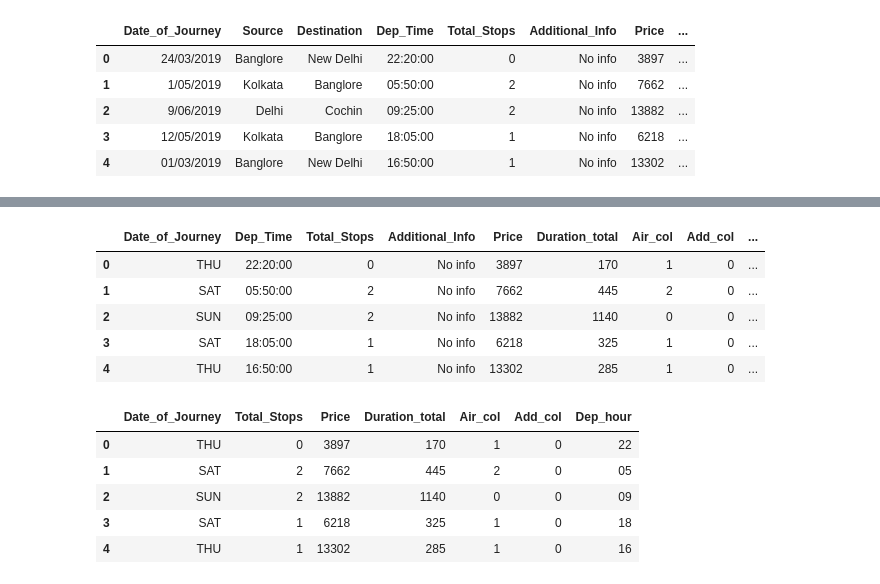
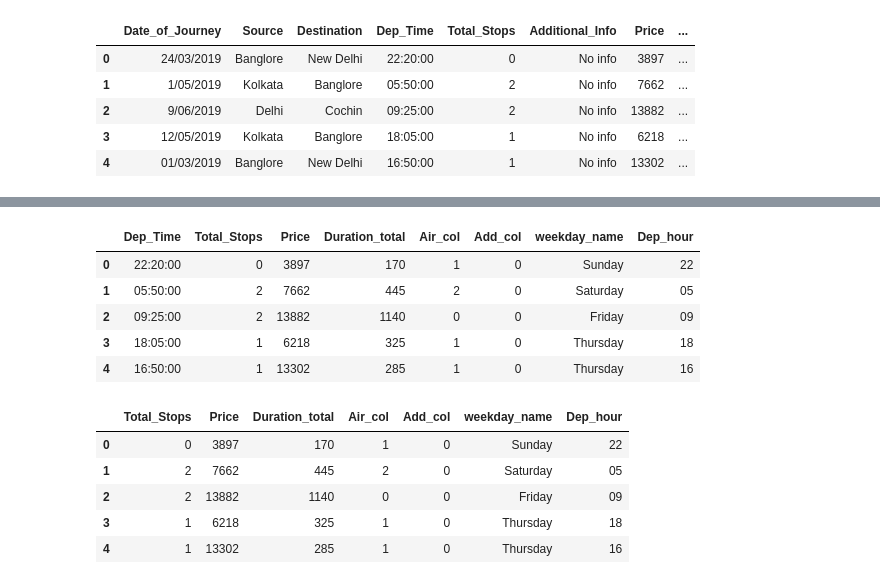
Before and after one commit to skfkeh/MachineLearning_proj, a Jupyter notebook: JY/Airplane.ipynb, the cells around one changed output, grey strips where cells are left out. Drawn from its saved outputs; the diff is of its cells as text; code cells hidden in the pictures.

```diff
--- a/JY/Airplane.ipynb
+++ b/JY/Airplane.ipynb
@@ -254,9 +254,3 @@ df.head()
 | 2 | 9/06/2019 | Delhi | Cochin | 09:25:00 | 2 | No info | 13882 | ... |
 | 3 | 12/05/2019 | Kolkata | Banglore | 18:05:00 | 1 | No info | 6218 | ... |
 | 4 | 01/03/2019 | Banglore | New Delhi | 16:50:00 | 1 | No info | 13302 | ... |
-# %%
-def chg_date(txt):
-  return days[int(txt.split('/')[0])]
-
-df.Date_of_Journey = df..apply(chg_date)
-df.head()
@@ -264,0 +257,8 @@ IndexError: list index out of range
+# %%
+df['Date_of_journey_DT'] = pd.to_datetime(df['Date_of_Journey'])
+
+df['weekday'] = pd.to_datetime(df['Date_of_journey_DT']).dt.weekday
+
+
+df['weekday_name'] = pd.to_datetime(df['Date_of_journey_DT']).dt.day_name()
+df.head()
@@ -265,4 +272,4 @@ IndexError: list index out of range
 # %%
-df.drop(columns=['Source','Destination'],inplace=True)
+df.drop(columns=['Source','Destination','DOJ','Date_of_journey_DT','weekday','Date_of_Journey'],inplace=True)
 df.head()
 # %% [output]
@@ -275,3 +282,5 @@ df.head()
+# %%
+df.drop(columns=['Additional_Info'],inplace=True)
 # %%
 df.Dep_Time = df.Dep_Time.astype(str)
 # %%
@@ -281,20 +290,20 @@ df['Dep_hour'] = df.Dep_Time.str.extract('([0-9]+)\:')
 # %%
 df.head()
 # %% [output]
-|  | Date_of_Journey | Dep_Time | Total_Stops | Additional_Info | Price | Duration_total | Air_col | Add_col | ... |
-| 0 | THU | 22:20:00 | 0 | No info | 3897 | 170 | 1 | 0 | ... |
-| 1 | SAT | 05:50:00 | 2 | No info | 7662 | 445 | 2 | 0 | ... |
-| 2 | SUN | 09:25:00 | 2 | No info | 13882 | 1140 | 0 | 0 | ... |
-| 3 | SAT | 18:05:00 | 1 | No info | 6218 | 325 | 1 | 0 | ... |
-| 4 | THU | 16:50:00 | 1 | No info | 13302 | 285 | 1 | 0 | ... |
+|  | Dep_Time | Total_Stops | Price | Duration_total | Air_col | Add_col | weekday_name | Dep_hour |
+| 0 | 22:20:00 | 0 | 3897 | 170 | 1 | 0 | Sunday | 22 |
+| 1 | 05:50:00 | 2 | 7662 | 445 | 2 | 0 | Saturday | 05 |
+| 2 | 09:25:00 | 2 | 13882 | 1140 | 0 | 0 | Friday | 09 |
+| 3 | 18:05:00 | 1 | 6218 | 325 | 1 | 0 | Thursday | 18 |
+| 4 | 16:50:00 | 1 | 13302 | 285 | 1 | 0 | Thursday | 16 |
 # %%
-df.drop(columns=['Additional_Info','Dep_Time'],inplace=True)
+df.drop(columns=['Dep_Time'],inplace=True)
 df.head()
 # %% [output]
-|  | Date_of_Journey | Total_Stops | Price | Duration_total | Air_col | Add_col | Dep_hour |
-| 0 | THU | 0 | 3897 | 170 | 1 | 0 | 22 |
-| 1 | SAT | 2 | 7662 | 445 | 2 | 0 | 05 |
-| 2 | SUN | 2 | 13882 | 1140 | 0 | 0 | 09 |
-| 3 | SAT | 1 | 6218 | 325 | 1 | 0 | 18 |
-| 4 | THU | 1 | 13302 | 285 | 1 | 0 | 16 |
+|  | Total_Stops | Price | Duration_total | Air_col | Add_col | weekday_name | Dep_hour |
+| 0 | 0 | 3897 | 170 | 1 | 0 | Sunday | 22 |
+| 1 | 2 | 7662 | 445 | 2 | 0 | Saturday | 05 |
+| 2 | 2 | 13882 | 1140 | 0 | 0 | Friday | 09 |
+| 3 | 1 | 6218 | 325 | 1 | 0 | Thursday | 18 |
+| 4 | 1 | 13302 | 285 | 1 | 0 | Thursday | 16 |
 # %%
```
Also changed, not shown: parts of 4 cells of this notebook.
